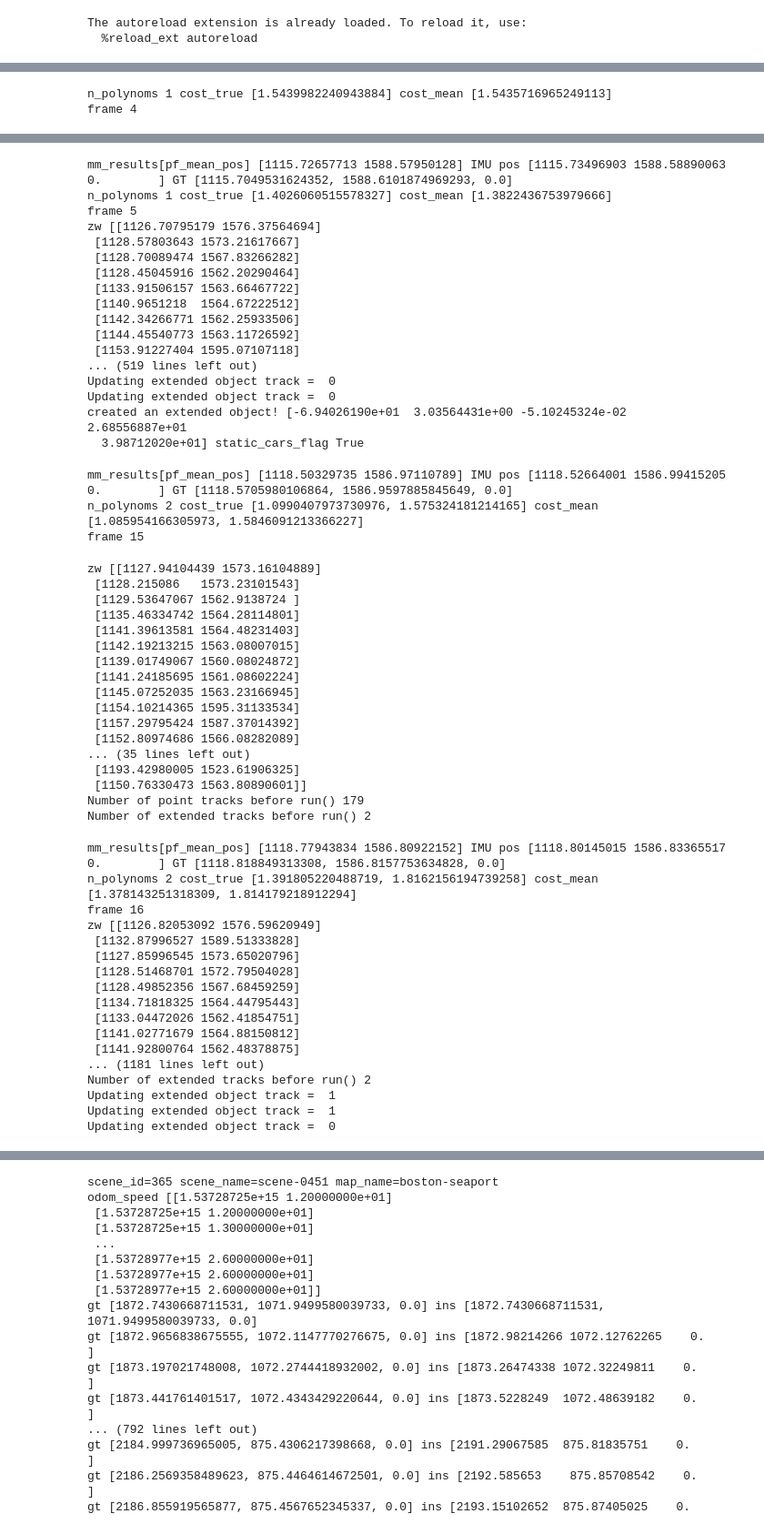
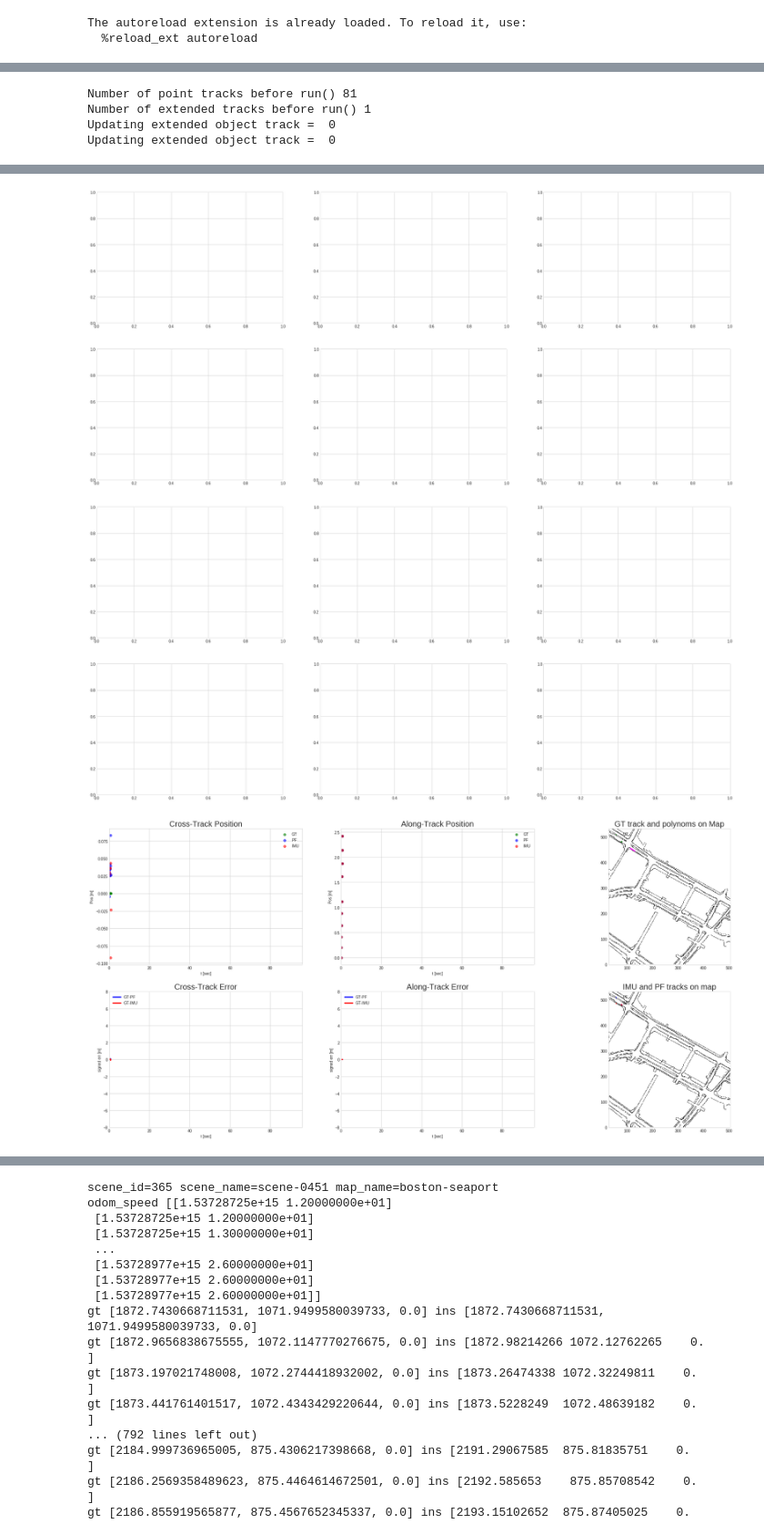
Before and after one commit to kfir1989/RadarLocalization, a Jupyter notebook: Simulation.ipynb, the cells around one changed output, grey strips where cells are left out. Shown: that part at 91% size. Saved outputs shown, nothing was run; the diff lists cells and outputs as text; code cells hidden in the pictures.

Commit message:
simulation and model classes

```diff
--- a/Simulation.ipynb
+++ b/Simulation.ipynb
@@ -179,10 +97,8 @@ class NuscenesSimulation():
 # %%
-from tracker import Tracker
-static_tracker = Tracker()
-#sim = DynamicSimulation(model)
 scene = 690 #365
-sim = NuscenesSimulation(static_tracker,scene_id=scene, mm=True, Nmax=1200)
-sim.run(start=0, N=100, generate_video=False, video_with_priors=True, debug=False)
+model = RadarLocalizer(scene_id=scene, mm=True)
+sim = NuscenesSimulation(nusc=nusc, model=model, scene_id=scene, Nmax=1200, video_list={'video' : False, 'video_debug': False, 'video_pf': True, 'video_pf_xy': False})
+sim.run(start=0, N=10, generate_video=False, video_with_priors=True, debug=False)
 # %% [output]
 scene_id=690 scene_name=scene-0904 map_name=boston-seaport
 odom_speed [[1.53729795e+15 9.00000000e+00]
@@ -249,2 +136,4 @@ mm_results[pf_mean_pos] [1115.51135341 1588.71276001] IMU pos [1115.51629836 158
-n_polynoms 1 cost_true [1.5439982240943884] cost_mean [1.5435716965249113]
-frame 4
+Number of point tracks before run() 81
+Number of extended tracks before run() 1
+Updating extended object track =  0
+Updating extended object track =  0
@@ -268,54 +157,3 @@ Updating extended object track =  0
-mm_results[pf_mean_pos] [1115.72657713 1588.57950128] IMU pos [1115.73496903 1588.58890063    0.        ] GT [1115.7049531624352, 1588.6101874969293, 0.0]
-n_polynoms 1 cost_true [1.4026060515578327] cost_mean [1.3822436753979666]
-frame 5
-zw [[1126.70795179 1576.37564694]
- [1128.57803643 1573.21617667]
- [1128.70089474 1567.83266282]
- [1128.45045916 1562.20290464]
- [1133.91506157 1563.66467722]
- [1140.9651218  1564.67222512]
- [1142.34266771 1562.25933506]
- [1144.45540773 1563.11726592]
- [1153.91227404 1595.07107118]
-... (519 lines left out)
-Updating extended object track =  0
-Updating extended object track =  0
-created an extended object! [-6.94026190e+01  3.03564431e+00 -5.10245324e-02  2.68556887e+01
-  3.98712020e+01] static_cars_flag True
-mm_results[pf_mean_pos] [1118.50329735 1586.97110789] IMU pos [1118.52664001 1586.99415205    0.        ] GT [1118.5705980106864, 1586.9597885845649, 0.0]
-n_polynoms 2 cost_true [1.0990407973730976, 1.575324181214165] cost_mean [1.085954166305973, 1.5846091213366227]
-frame 15
-zw [[1127.94104439 1573.16104889]
- [1128.215086   1573.23101543]
- [1129.53647067 1562.9138724 ]
- [1135.46334742 1564.28114801]
- [1141.39613581 1564.48231403]
- [1142.19213215 1563.08007015]
- [1139.01749067 1560.08024872]
- [1141.24185695 1561.08602224]
- [1145.07252035 1563.23166945]
- [1154.10214365 1595.31133534]
- [1157.29795424 1587.37014392]
- [1152.80974686 1566.08282089]
-... (35 lines left out)
- [1193.42980005 1523.61906325]
- [1150.76330473 1563.80890601]]
-Number of point tracks before run() 179
-Number of extended tracks before run() 2
-mm_results[pf_mean_pos] [1118.77943834 1586.80922152] IMU pos [1118.80145015 1586.83365517    0.        ] GT [1118.818849313308, 1586.8157753634828, 0.0]
-n_polynoms 2 cost_true [1.391805220488719, 1.8162156194739258] cost_mean [1.378143251318309, 1.814179218912294]
-frame 16
-zw [[1126.82053092 1576.59620949]
- [1132.87996527 1589.51333828]
- [1127.85996545 1573.65020796]
- [1128.51468701 1572.79504028]
- [1128.49852356 1567.68459259]
- [1134.71818325 1564.44795443]
- [1133.04472026 1562.41854751]
- [1141.02771679 1564.88150812]
- [1141.92800764 1562.48378875]
-... (1181 lines left out)
-Number of extended tracks before run() 2
-Updating extended object track =  1
-Updating extended object track =  1
-Updating extended object track =  0
+[figure, added]
+[figure, added]
+[figure, added]
```
Also changed, not shown: parts of 4 cells of this notebook, 3 other files.
